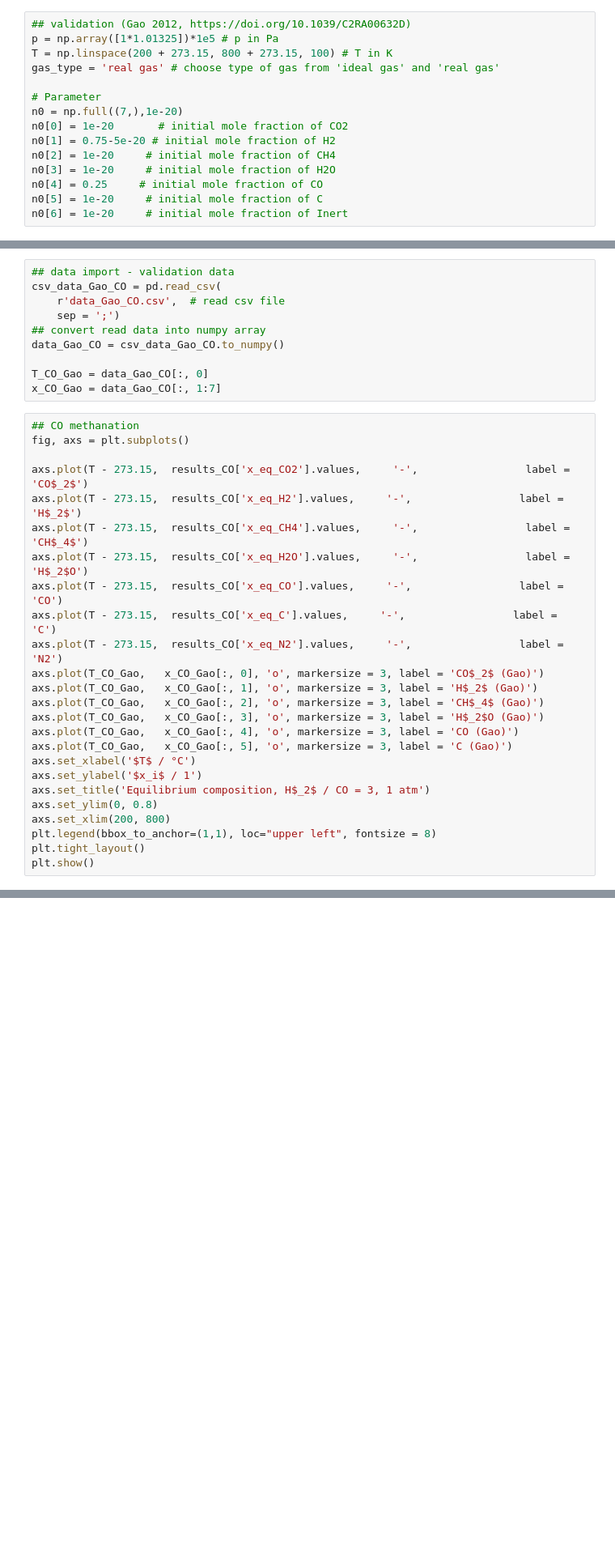
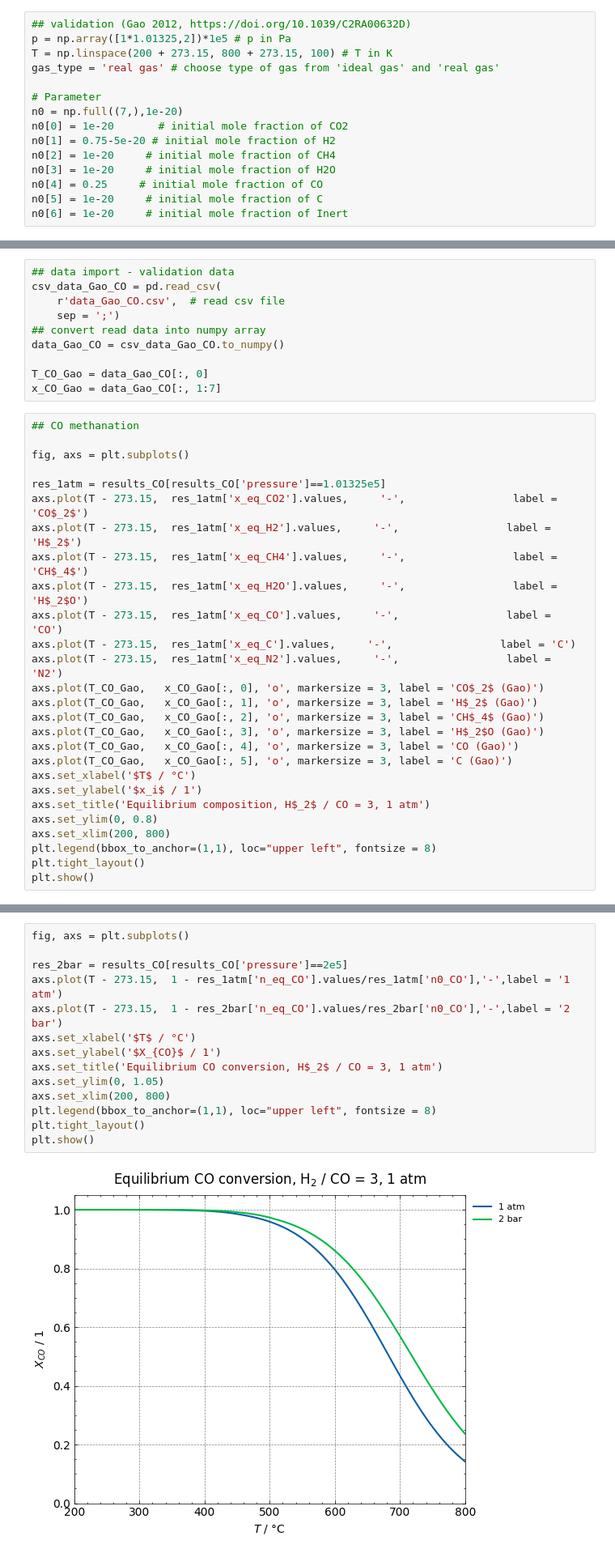
Before and after one commit to ChemRxnEngLab/GibbsEnergyMinimizationModel, a Jupyter notebook: SHA_NuE_250820_Validation_with_Gao.ipynb, the cells around one changed output, grey strips where cells are left out. Shown at 81% size. Drawn from its saved outputs; the diff is of its cells as text; blank space fills up the shorter version.

Commit message:
equilibrium conversion added

```diff
--- a/SHA_NuE_250820_Validation_with_Gao.ipynb
+++ b/SHA_NuE_250820_Validation_with_Gao.ipynb
@@ -84,7 +84,7 @@ plt.show()
 CO methanation conditions
 # %%
 ## validation (Gao 2012, https://doi.org/10.1039/C2RA00632D)
-p = np.array([1*1.01325])*1e5 # p in Pa
+p = np.array([1*1.01325,2])*1e5 # p in Pa
 T = np.linspace(200 + 273.15, 800 + 273.15, 100) # T in K
 gas_type = 'real gas' # choose type of gas from 'ideal gas' and 'real gas'
 
@@ -115,15 +115,17 @@ T_CO_Gao = data_Gao_CO[:, 0]
 x_CO_Gao = data_Gao_CO[:, 1:7]
 # %%
 ## CO methanation
+
 fig, axs = plt.subplots()
 
-axs.plot(T - 273.15,  results_CO['x_eq_CO2'].values,     '-',                 label = 'CO$_2$')
-axs.plot(T - 273.15,  results_CO['x_eq_H2'].values,     '-',                 label = 'H$_2$')
-axs.plot(T - 273.15,  results_CO['x_eq_CH4'].values,     '-',                 label = 'CH$_4$')
-axs.plot(T - 273.15,  results_CO['x_eq_H2O'].values,     '-',                 label = 'H$_2$O')
-axs.plot(T - 273.15,  results_CO['x_eq_CO'].values,     '-',                 label = 'CO')
-axs.plot(T - 273.15,  results_CO['x_eq_C'].values,     '-',                 label = 'C')
-axs.plot(T - 273.15,  results_CO['x_eq_N2'].values,     '-',                 label = 'N2')
+res_1atm = results_CO[results_CO['pressure']==1.01325e5]
+axs.plot(T - 273.15,  res_1atm['x_eq_CO2'].values,     '-',                 label = 'CO$_2$')
+axs.plot(T - 273.15,  res_1atm['x_eq_H2'].values,     '-',                 label = 'H$_2$')
+axs.plot(T - 273.15,  res_1atm['x_eq_CH4'].values,     '-',                 label = 'CH$_4$')
+axs.plot(T - 273.15,  res_1atm['x_eq_H2O'].values,     '-',                 label = 'H$_2$O')
+axs.plot(T - 273.15,  res_1atm['x_eq_CO'].values,     '-',                 label = 'CO')
+axs.plot(T - 273.15,  res_1atm['x_eq_C'].values,     '-',                 label = 'C')
+axs.plot(T - 273.15,  res_1atm['x_eq_N2'].values,     '-',                 label = 'N2')
 axs.plot(T_CO_Gao,   x_CO_Gao[:, 0], 'o', markersize = 3, label = 'CO$_2$ (Gao)')
 axs.plot(T_CO_Gao,   x_CO_Gao[:, 1], 'o', markersize = 3, label = 'H$_2$ (Gao)')
 axs.plot(T_CO_Gao,   x_CO_Gao[:, 2], 'o', markersize = 3, label = 'CH$_4$ (Gao)')
@@ -140,3 +142,19 @@ plt.tight_layout()
 plt.show()
 # %% [output]
 [figure]
+# %%
+fig, axs = plt.subplots()
+
+res_2bar = results_CO[results_CO['pressure']==2e5]
+axs.plot(T - 273.15,  1 - res_1atm['n_eq_CO'].values/res_1atm['n0_CO'],'-',label = '1 atm')
+axs.plot(T - 273.15,  1 - res_2bar['n_eq_CO'].values/res_2bar['n0_CO'],'-',label = '2 bar')
+axs.set_xlabel('$T$ / °C')
+axs.set_ylabel('$X_{CO}$ / 1')
+axs.set_title('Equilibrium CO conversion, H$_2$ / CO = 3, 1 atm')
+axs.set_ylim(0, 1.05)
+axs.set_xlim(200, 800)
+plt.legend(bbox_to_anchor=(1,1), loc="upper left", fontsize = 8)
+plt.tight_layout()
+plt.show()
+# %% [output]
+[figure, added]
```
Also changed, not shown: parts of 1 cell of this notebook.
